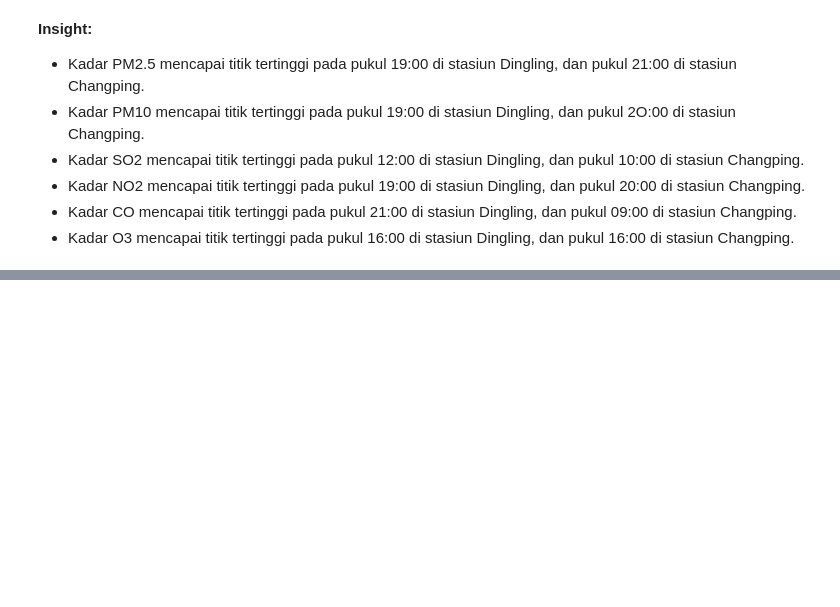
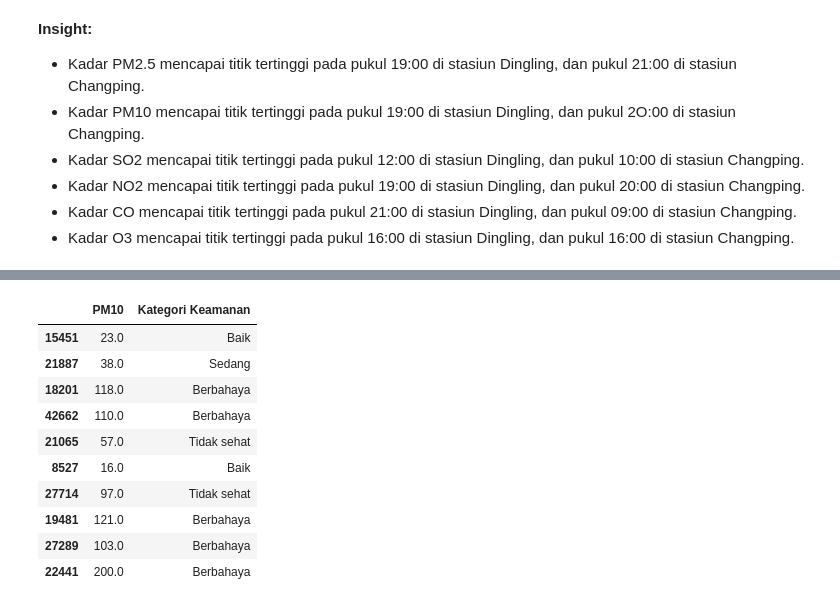
Before and after one commit to feliciasalim/Data-Analysis-Air-Quality, a Jupyter notebook: notebook.ipynb, the cells around one changed output, grey strips where cells are left out. Drawn from its saved outputs; the diff is of its cells as text; code cells hidden in the pictures; blank space fills up the shorter version.

```diff
--- a/notebook.ipynb
+++ b/notebook.ipynb
@@ -667,0 +688,18 @@ plt.show()
+# %%
+final_df['Kategori Keamanan'] = pd.cut(final_df['PM10'],
+  bins=[0, 25, 50, 100, 300, 1000],
+  labels=["Baik", "Sedang", "Tidak sehat",  "Berbahaya", "Sangat berbahaya"])
+
+final_df[['PM10', 'Kategori Keamanan']].sample(10)
+# %% [output]
+|  | PM10 | Kategori Keamanan |
+| 15451 | 23.0 | Baik |
+| 21887 | 38.0 | Sedang |
+| 18201 | 118.0 | Berbahaya |
+| 42662 | 110.0 | Berbahaya |
+| 21065 | 57.0 | Tidak sehat |
+| 8527 | 16.0 | Baik |
+| 27714 | 97.0 | Tidak sehat |
+| 19481 | 121.0 | Berbahaya |
+| 27289 | 103.0 | Berbahaya |
+| 22441 | 200.0 | Berbahaya |
```
Also changed, not shown: parts of 9 cells of this notebook, 2 other files.
